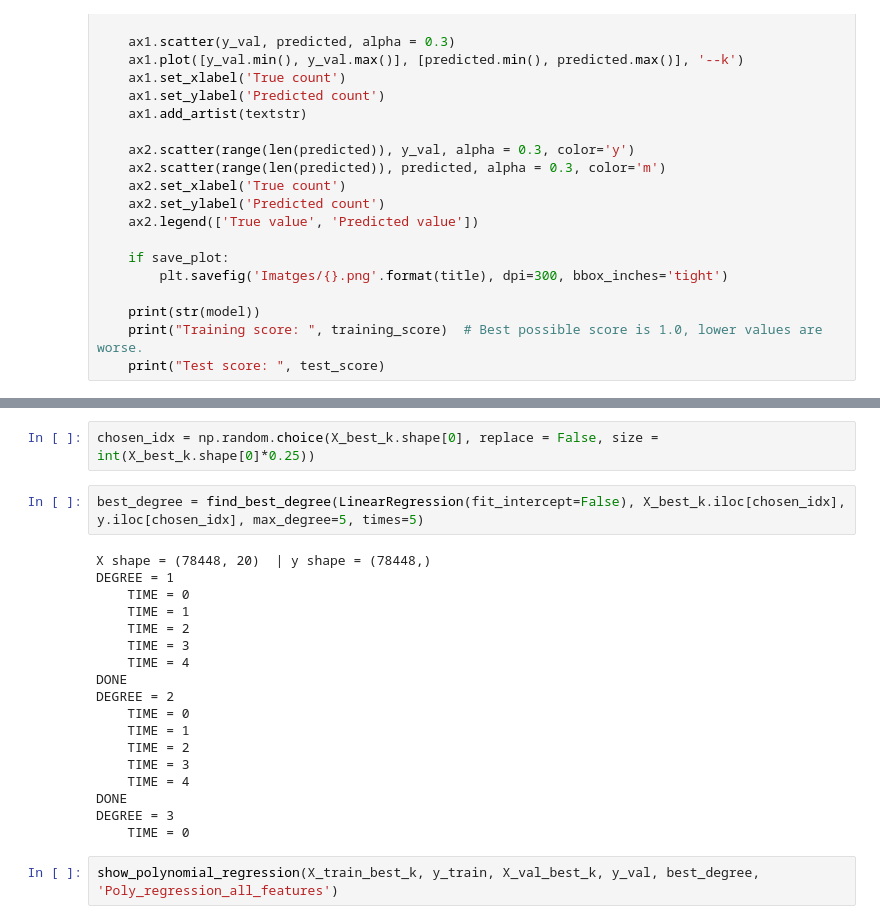
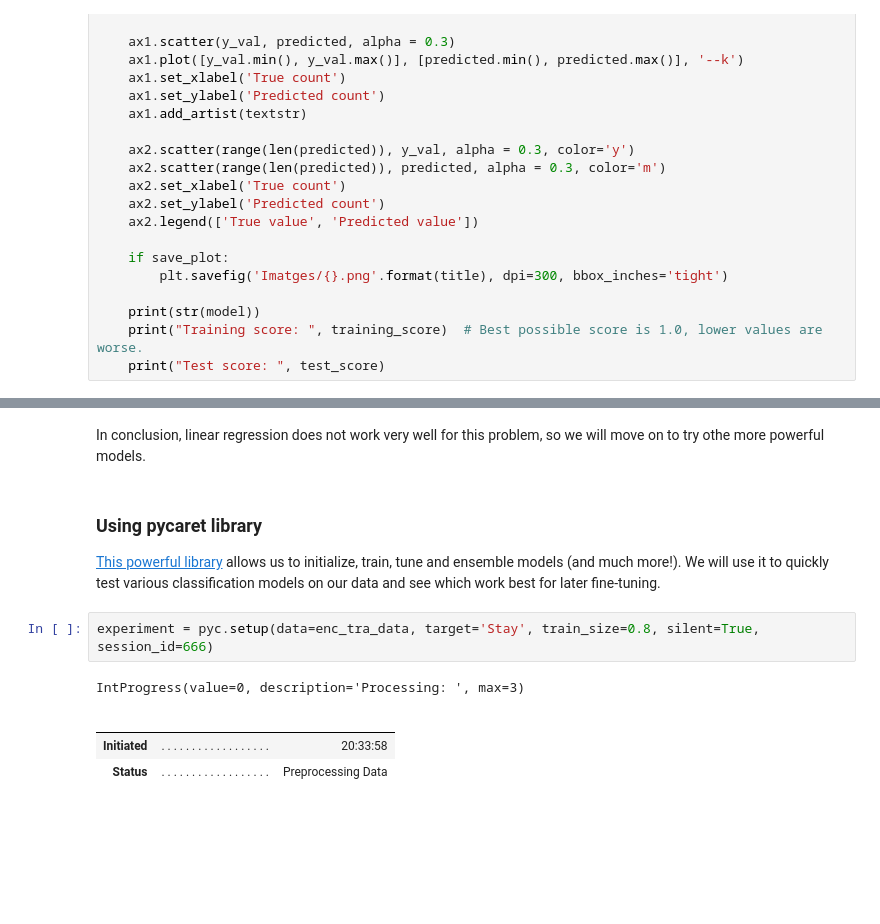
Before and after one commit to Roger-Montane/APC-CasKaggle-Healthcare-analytics, a Jupyter notebook: notebooks/Health_analytics.ipynb, the cells around one changed output, grey strips where cells are left out. Saved outputs shown, nothing was run; the diff lists cells and outputs as text; blank space fills up the shorter version.

Commit message:
Pycaret added, kernel dies on setup

```diff
--- a/notebooks/Health_analytics.ipynb
+++ b/notebooks/Health_analytics.ipynb
@@ -721,24 +694,14 @@ def show_polynomial_regression(X, y, degree, title, save_plot=False):
-# %%
-chosen_idx = np.random.choice(X_best_k.shape[0], replace = False, size = int(X_best_k.shape[0]*0.25))
-# %%
-best_degree = find_best_degree(LinearRegression(fit_intercept=False), X_best_k.iloc[chosen_idx], y.iloc[chosen_idx], max_degree=5, times=5)
-# %% [output]
-X shape = (78448, 20)  | y shape = (78448,)
-DEGREE = 1
-    TIME = 0
-    TIME = 1
-    TIME = 2
-    TIME = 3
-    TIME = 4
-DONE
-DEGREE = 2
-    TIME = 0
-    TIME = 1
-    TIME = 2
-    TIME = 3
-    TIME = 4
-DONE
-DEGREE = 3
-    TIME = 0
-# %%
-show_polynomial_regression(X_train_best_k, y_train, X_val_best_k, y_val, best_degree, 'Poly_regression_all_features')
+# %% [markdown]
+In conclusion, linear regression does not work very well for this problem, so we will move on to try othe more powerful models.
+# %% [markdown]
+### Using pycaret library
+
+[This powerful library](https://pycaret.org/) allows us to initialize, train, tune and ensemble models (and much more!). We will use it to quickly test various classification models on our data and see which work best for later fine-tuning.
+# %%
+experiment = pyc.setup(data=enc_tra_data, target='Stay', train_size=0.8, silent=True, session_id=666)
+# %% [output]
+IntProgress(value=0, description='Processing: ', max=3)
+|  |  |  |
+|  |  |  |
+| Initiated | . . . . . . . . . . . . . . . . . . | 20:33:58 |
+| Status | . . . . . . . . . . . . . . . . . . | Preprocessing Data |
```
Also changed, not shown: parts of 17 cells of this notebook.
